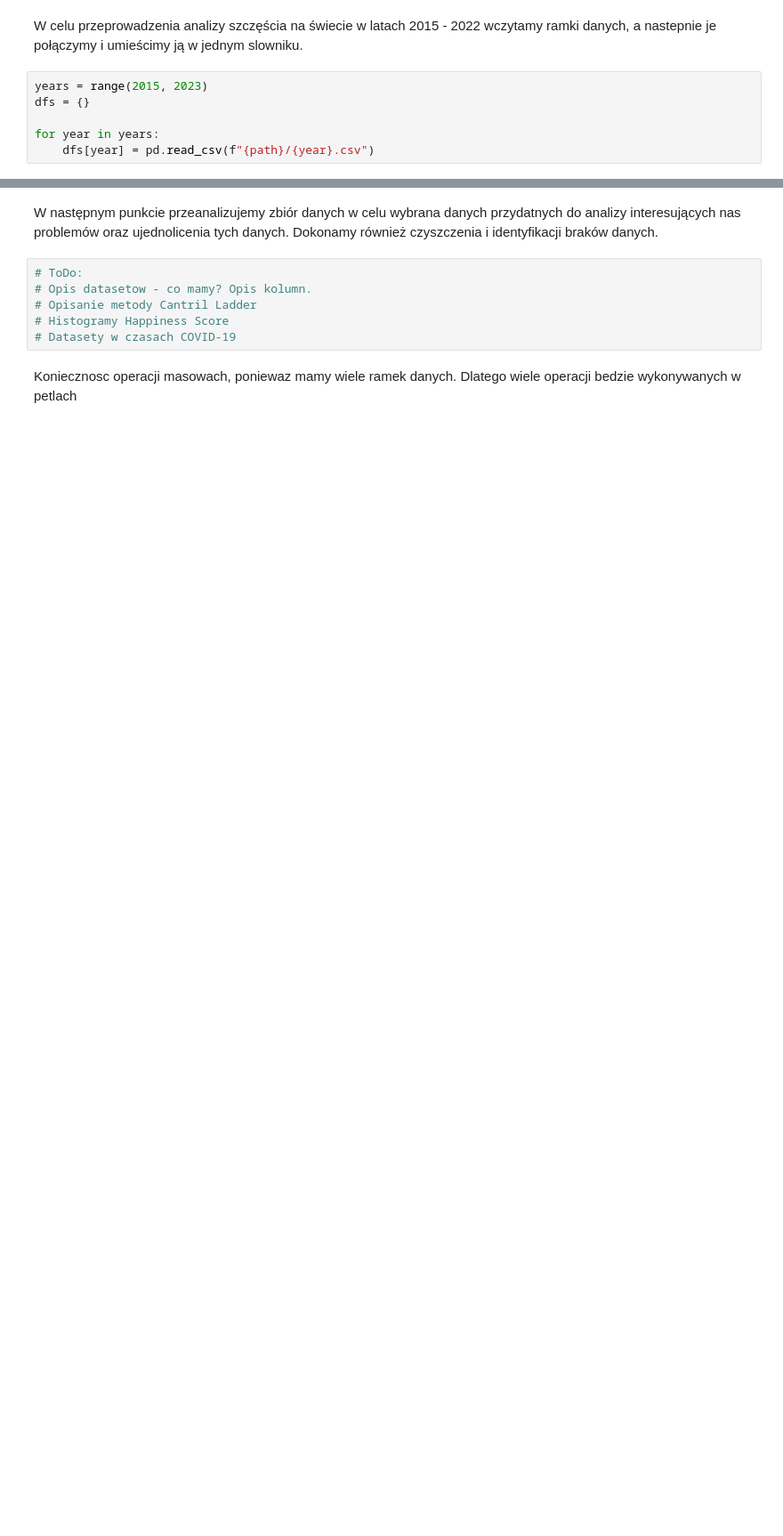
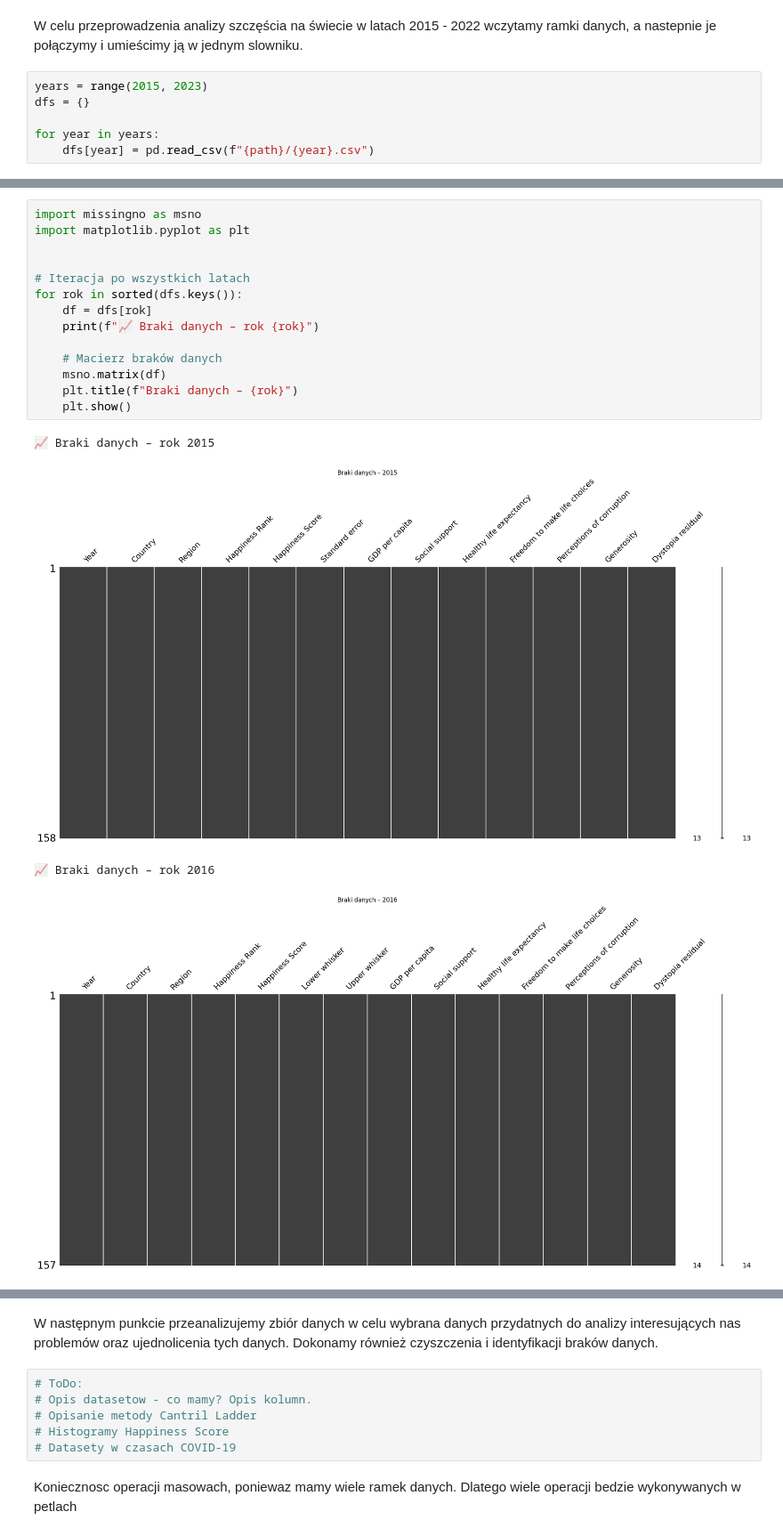
Before and after one commit to Kinga94/SAD_zadanie, a Jupyter notebook: SAD_world_happines_report.ipynb, the cells around one changed output, grey strips where cells are left out. Shown at 89% size. Cells and saved outputs as stored; diff of their text form; blank space fills up the shorter version.

```diff
--- a/SAD_world_happines_report.ipynb
+++ b/SAD_world_happines_report.ipynb
@@ -144,0 +329,19 @@ for year in years:
+# %%
+import missingno as msno
+import matplotlib.pyplot as plt
+
+
+# Iteracja po wszystkich latach
+for rok in sorted(dfs.keys()):
+    df = dfs[rok]
+    print(f"📈 Braki danych – rok {rok}")
+
+    # Macierz braków danych
+    msno.matrix(df)
+    plt.title(f"Braki danych – {rok}")
+    plt.show()
+# %% [output]
+📈 Braki danych – rok 2015
+[figure, added]
+📈 Braki danych – rok 2016
+[figure, added]
```
Also changed, not shown: parts of 42 cells of this notebook.
